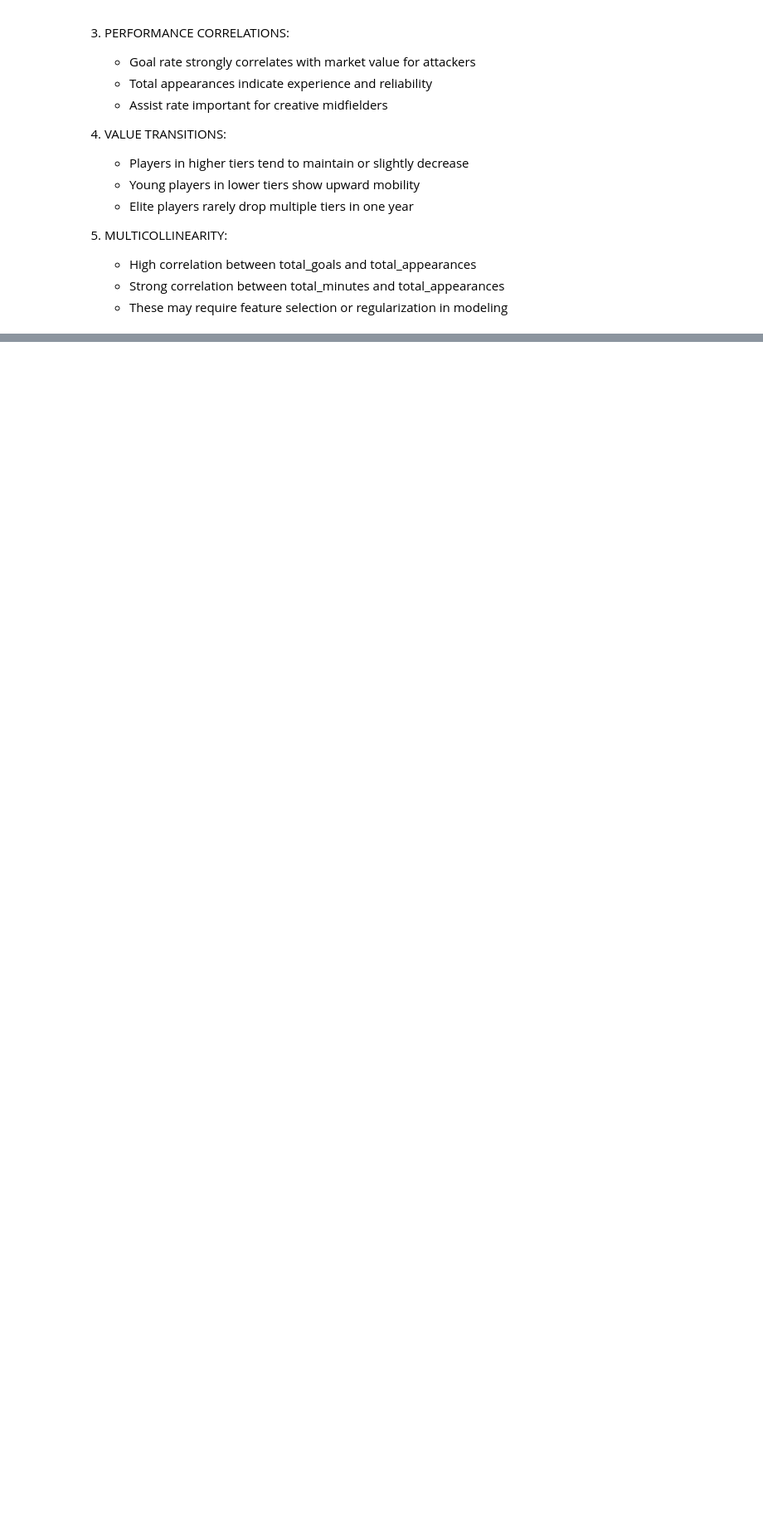
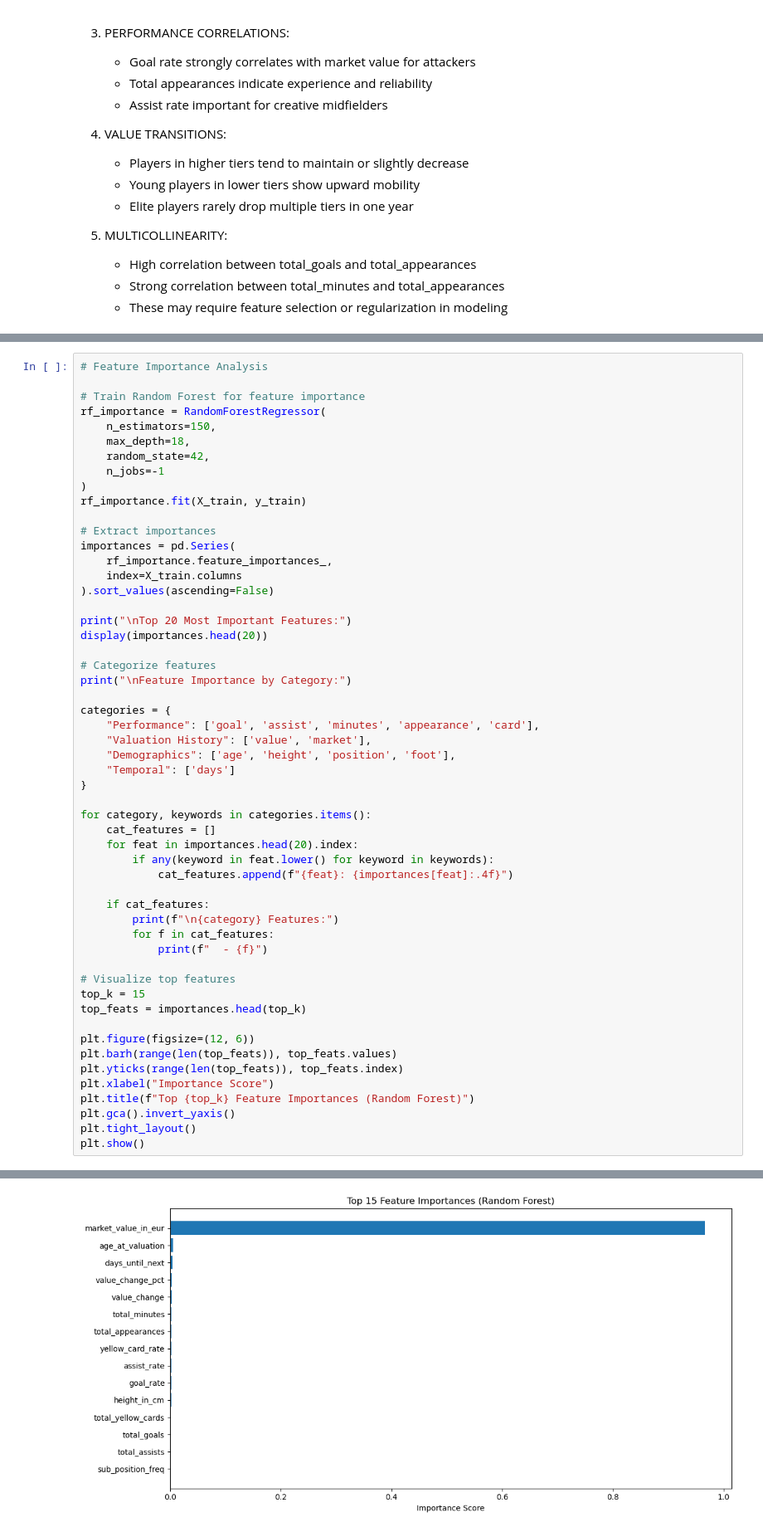
Before and after one commit to ChristianVaikona/comp352-final-project, a Jupyter notebook: Footballer_Market_Evaluation.ipynb, the cells around one changed output, grey strips where cells are left out. Shown at 83% size. Cells and saved outputs as stored; diff of their text form; blank space fills up the shorter version.

```diff
--- a/Footballer_Market_Evaluation.ipynb
+++ b/Footballer_Market_Evaluation.ipynb
@@ -1832,0 +1951,55 @@ plt.show()
+# %%
+# Feature Importance Analysis
+
+# Train Random Forest for feature importance
+rf_importance = RandomForestRegressor(
+    n_estimators=150,
+    max_depth=18,
+    random_state=42,
+    n_jobs=-1
+)
+rf_importance.fit(X_train, y_train)
+
+# Extract importances
+importances = pd.Series(
+    rf_importance.feature_importances_,
+    index=X_train.columns
+).sort_values(ascending=False)
+
+print("\nTop 20 Most Important Features:")
+display(importances.head(20))
+
+# Categorize features
+print("\nFeature Importance by Category:")
+
+categories = {
+    "Performance": ['goal', 'assist', 'minutes', 'appearance', 'card'],
+    "Valuation History": ['value', 'market'],
+    "Demographics": ['age', 'height', 'position', 'foot'],
+    "Temporal": ['days']
+}
+
+for category, keywords in categories.items():
+    cat_features = []
+    for feat in importances.head(20).index:
+        if any(keyword in feat.lower() for keyword in keywords):
+            cat_features.append(f"{feat}: {importances[feat]:.4f}")
+
+    if cat_features:
+        print(f"\n{category} Features:")
+        for f in cat_features:
+            print(f"  - {f}")
+
+# Visualize top features
+top_k = 15
+top_feats = importances.head(top_k)
+
+plt.figure(figsize=(12, 6))
+plt.barh(range(len(top_feats)), top_feats.values)
+plt.yticks(range(len(top_feats)), top_feats.index)
+plt.xlabel("Importance Score")
+plt.title(f"Top {top_k} Feature Importances (Random Forest)")
+plt.gca().invert_yaxis()
+plt.tight_layout()
+plt.show()
+# %% [output]
@@ -1832,0 +2041 @@ plt.show()
+[figure, added]
```
Also changed, not shown: parts of 26 cells of this notebook.
